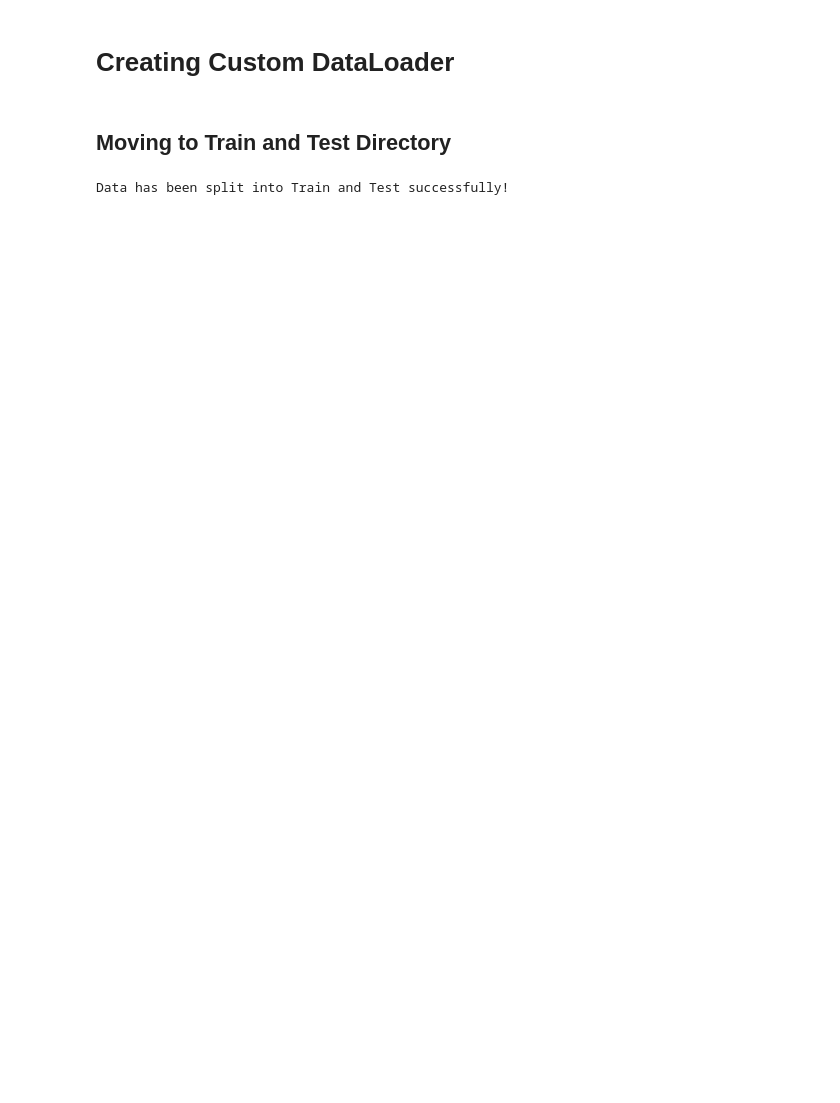
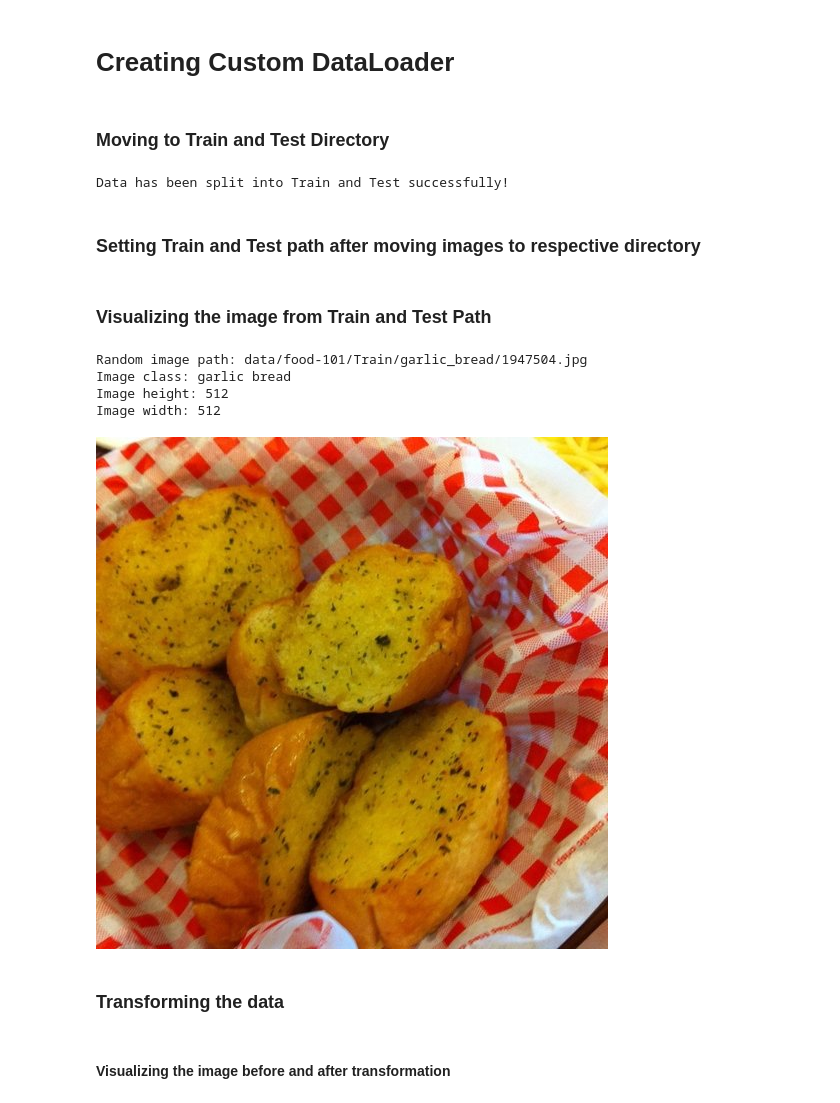
Before and after one commit to cruvss/Food_101, a Jupyter notebook: notebook.ipynb, the cells around one changed output. Drawn from its saved outputs; the diff is of its cells as text; code cells hidden in the pictures; blank space fills up the shorter version.

Commit message:
Create DataLoader using ImageFolder raw

```diff
--- a/notebook.ipynb
+++ b/notebook.ipynb
@@ -30 +16,17 @@ else:
+# %%
+if image_path.exists():
+    print(f'{image_path} Already exists!!!')
+else:
+    image_path.mkdir(parents=True, exist_ok = True)
+
+    with open(data_path/ 'food-101.tar.gz','wb') as f:
+        print("Downloading food101 dataset. . . . ")
+        response = requests.get("http://data.vision.ee.ethz.ch/cvl/food-101.tar.gz")
+        f.write(response.content)
+
+    with tarfile.open(data_path / 'food-101.tar.gz', 'r:gz') as tar:
+        tar.extractall(path=image_path)
+
+    os.remove(data_path/'food-101.tar.gz')
+    print("Extraction complete.")
 # %%
@@ -120,7 +102,7 @@ class_names_found = [clx.replace('_',' ') for clx in sorted(os.listdir(new_image
 classes = class_names_found
 class_to_idx  = {name:i for i,name in enumerate(classes)}
 # %% [markdown]
-## Moving to Train and Test Directory
+### Moving to Train and Test Directory
 # %%
 import os
 import shutil
@@ -169,6 +152,32 @@ split_data(source_dir, train_dir, test_dir, split_ratio)
 print("Data has been split into Train and Test successfully!")
 # %% [output]
 Data has been split into Train and Test successfully!
+# %% [markdown]
+### Setting Train and Test path after moving images to respective directory
 # %%
 train_path= image_path / "Train"
 test_path = image_path / "Test"
+# %% [markdown]
+### Visualizing the image from Train and Test Path
+# %%
+import random
+from PIL import Image
+all_images = list(train_path.glob("*/*.jpg"))
+
+random_image_path = random.choice(all_images)
+image_class = random_image_path.parent.stem.replace('_'," ")   # stem will select the last directory of the path and path.parent will return image dir path
+img = Image.open(random_image_path)
+
+print(f"Random image path: {random_image_path}")
+print(f"Image class: {image_class}")
+print(f"Image height: {img.height}")
+print(f"Image width: {img.width}")
+img
+# %% [output]
+Random image path: data/food-101/Train/garlic_bread/1947504.jpg
+Image class: garlic bread
+Image height: 512
+Image width: 512
+[figure, added]
+# %% [markdown]
+### Transforming the data
@@ -174,0 +195,2 @@ test_path = image_path / "Test"
+# %% [markdown]
+#### Visualizing the image before and after transformation
```
Also changed, not shown: parts of 23 cells of this notebook.
